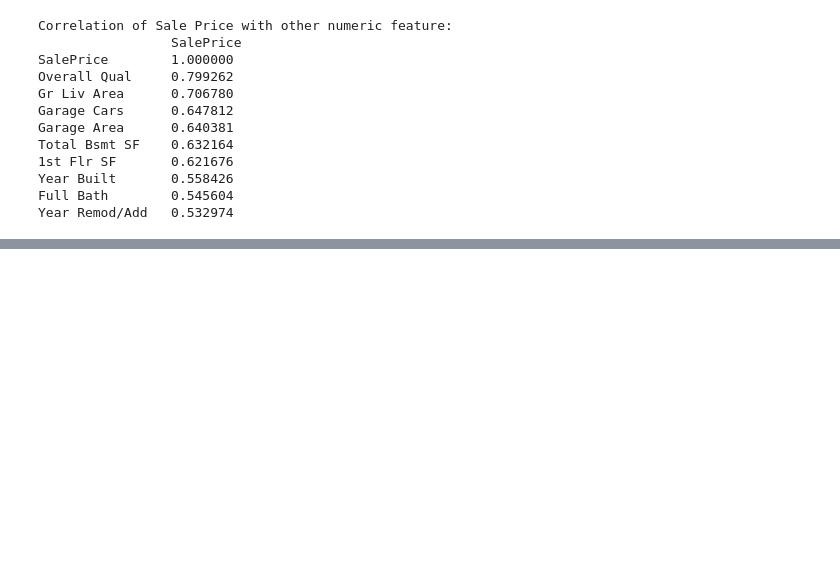
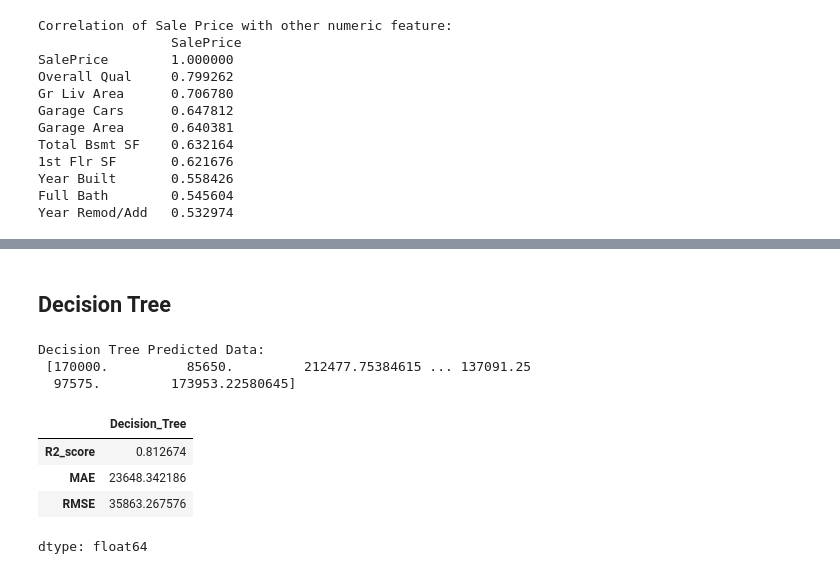
Before and after one commit to ArthJain123/House-Price-Prediction-using-Machine-Learning, a Jupyter notebook: House_Price_Prediction.ipynb, the cells around one changed output, grey strips where cells are left out. Cells and saved outputs as stored; diff of their text form; code cells hidden in the pictures; blank space fills up the shorter version.

```diff
--- a/House_Price_Prediction.ipynb
+++ b/House_Price_Prediction.ipynb
@@ -391,0 +468,30 @@ Year Remod/Add   0.532974
+# %% [markdown]
+## Decision Tree
+# %%
+# =================================== DecisionTreeRegressor ===============================
+
+tree_model = DecisionTreeRegressor(max_depth = 10)
+
+tree_model.fit(X_train,y_train)
+
+tree_pred_data = tree_model.predict(X_test)
+print("Decision Tree Predicted Data: \n",tree_pred_data)
+
+tree_r2_score = r2_score(y_test,tree_pred_data)
+tree_MAE = mean_absolute_error(y_test,tree_pred_data)
+tree_RMSE = root_mean_squared_error(y_test,tree_pred_data)
+
+tree_report = pd.Series(dict(R2_score = tree_r2_score,
+                               MAE = tree_MAE,
+                               RMSE = tree_RMSE),name = "Decision_Tree")
+
+tree_report
+# %% [output]
+Decision Tree Predicted Data:
+ [170000.          85650.         212477.75384615 ... 137091.25
+  97575.         173953.22580645]
+|  | Decision_Tree |
+| R2_score | 0.812674 |
+| MAE | 23648.342186 |
+| RMSE | 35863.267576 |
+dtype: float64
```
Also changed, not shown: parts of 14 cells of this notebook.
